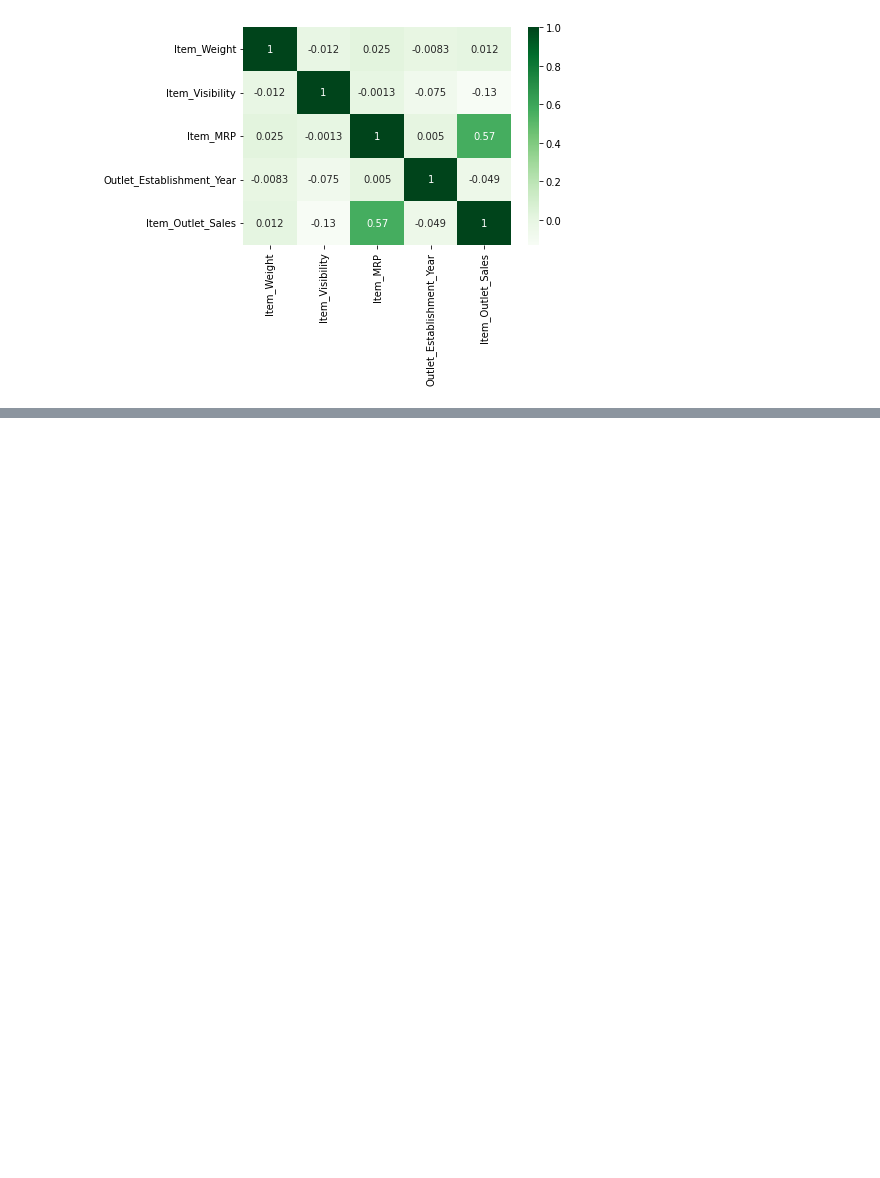
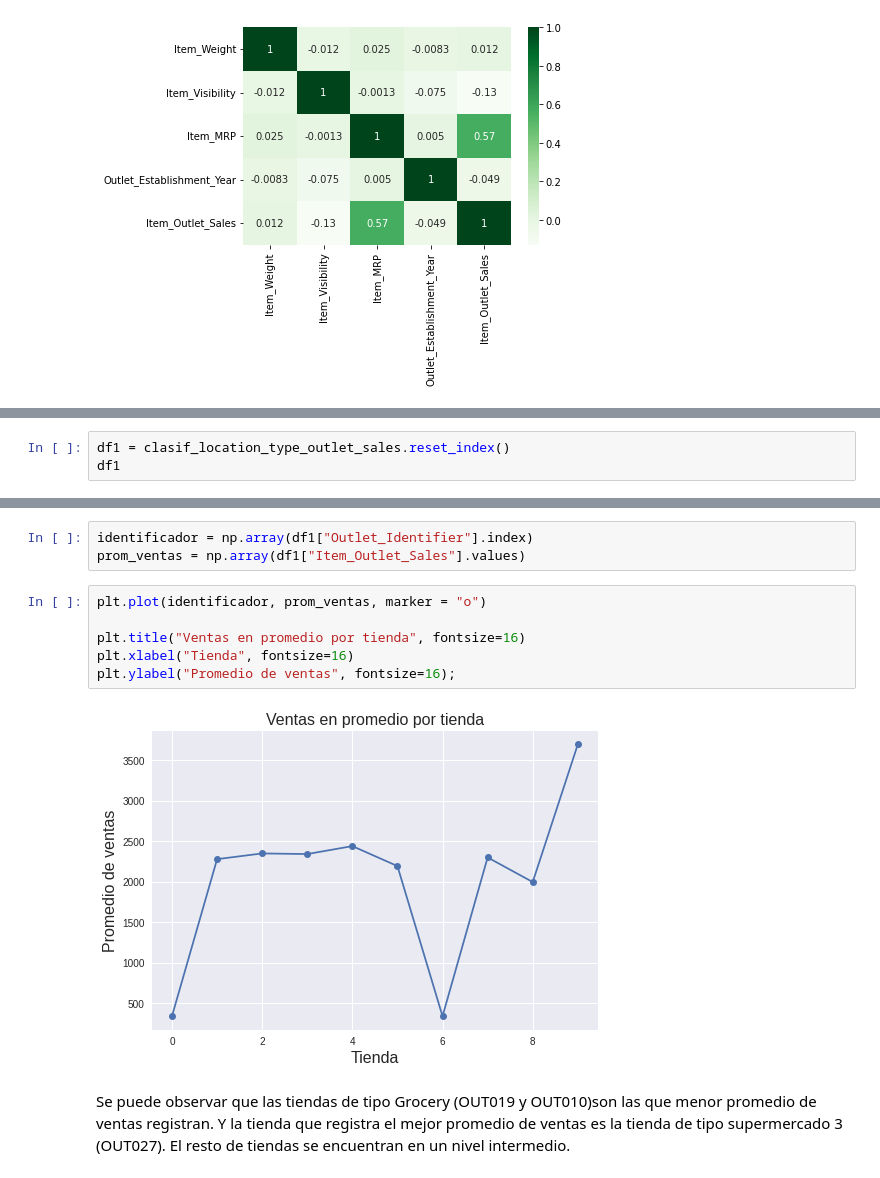
Before and after one commit to SAULIZA/prediccion_de_ventas, a Jupyter notebook: Prediccion_de_ventas.ipynb, the cells around one changed output, grey strips where cells are left out. Drawn from its saved outputs; the diff is of its cells as text; blank space fills up the shorter version.

```diff
--- a/Prediccion_de_ventas.ipynb
+++ b/Prediccion_de_ventas.ipynb
@@ -571,0 +645,3 @@ Se puede observar una correlación muy buena entre las ventas de los productos y
+# %%
+df1 = clasif_location_type_outlet_sales.reset_index()
+df1
@@ -571,0 +660,13 @@ Se puede observar una correlación muy buena entre las ventas de los productos y
+# %%
+identificador = np.array(df1["Outlet_Identifier"].index)
+prom_ventas = np.array(df1["Item_Outlet_Sales"].values)
+# %%
+plt.plot(identificador, prom_ventas, marker = "o")
+
+plt.title("Ventas en promedio por tienda", fontsize=16)
+plt.xlabel("Tienda", fontsize=16)
+plt.ylabel("Promedio de ventas", fontsize=16);
+# %% [output]
+[figure, added]
+# %% [markdown]
+Se puede observar que las tiendas de tipo Grocery (OUT019 y OUT010)son las que menor promedio de ventas registran. Y la tienda que registra el mejor promedio de ventas es la tienda de tipo supermercado 3 (OUT027). El resto de tiendas se encuentran en un nivel intermedio.
```
Also changed, not shown: parts of 19 cells of this notebook.
